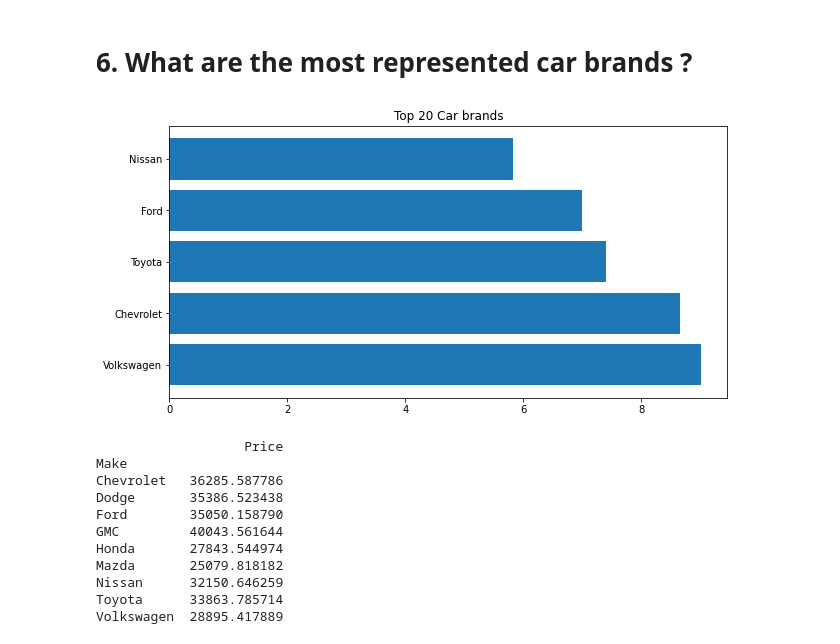
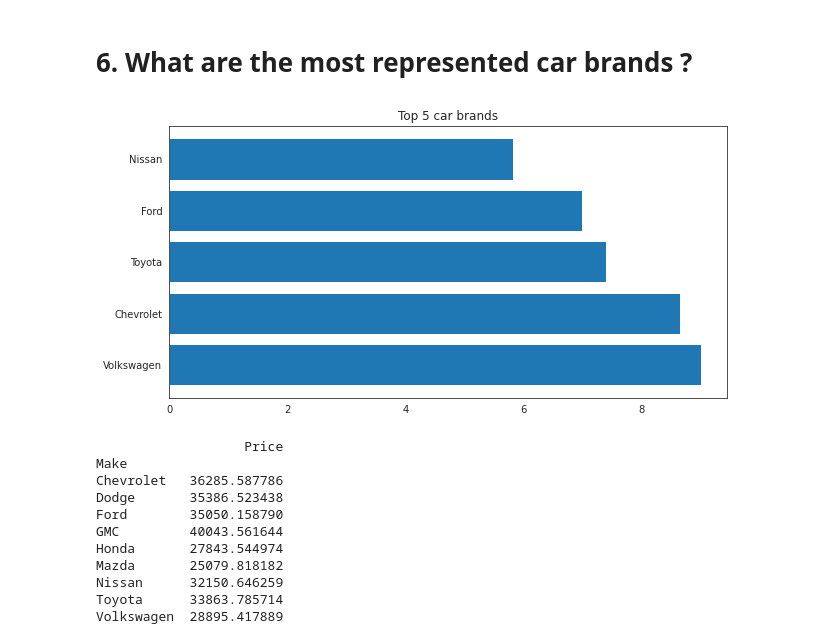
Before and after one commit to Kunal1291/my-first-repository, a Jupyter notebook: Copy_of_Welcome_To_Colaboratory.ipynb, the cells around one changed output. Cells and saved outputs as stored; diff of their text form; code cells hidden in the pictures.

```diff
--- a/Copy_of_Welcome_To_Colaboratory.ipynb
+++ b/Copy_of_Welcome_To_Colaboratory.ipynb
@@ -247,17 +247,17 @@ df.shape
 # %%
 # Percentage of car per brand
 counts = df['Make'].value_counts()*100/sum(df['Make'].value_counts())
 
 # Top 5 car brands
 popular_labels = counts.index[:5]
 
 # Plot
 plt.figure(figsize=(10,5))
 plt.barh(popular_labels, width=counts[:5])
-plt.title('Top 20 Car brands')
+plt.title('Top 5 car brands')
 plt.show()
 # %% [output]
-[figure, old version]
+[figure, new version]
 # %%
 prices = df[['Make','Price']].loc[(df['Make'] == 'Chevrolet')|
                (df['Make'] == 'Ford')|
```
